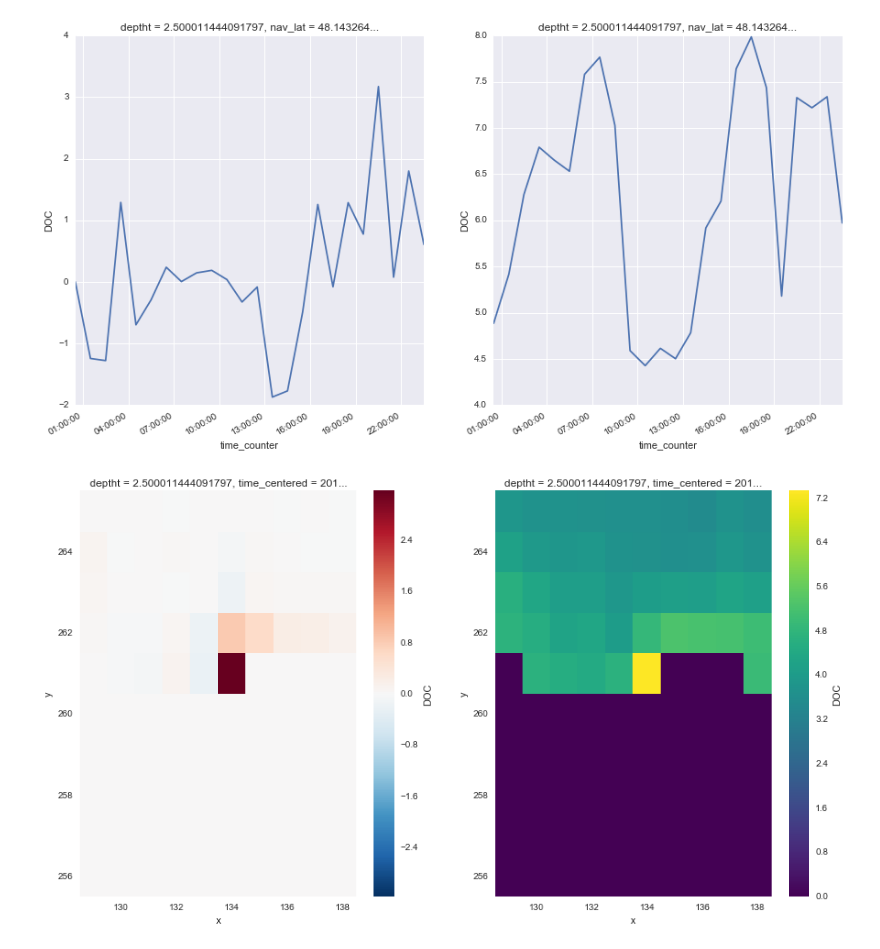
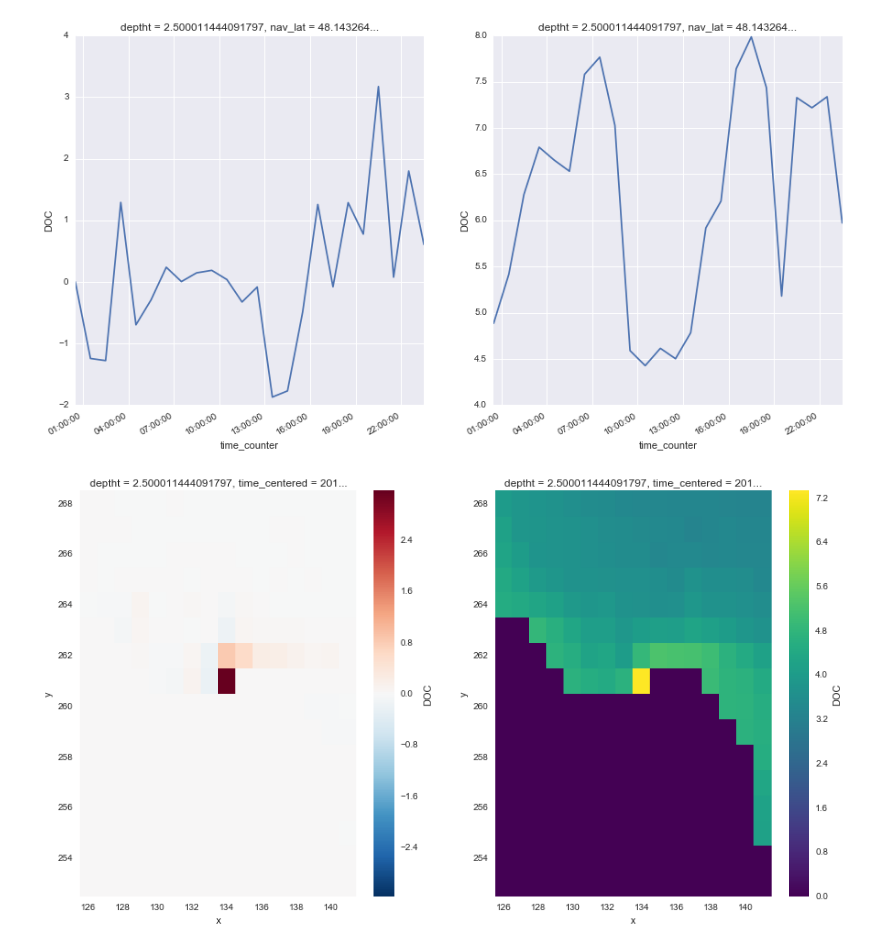
Before and after one commit to SalishSeaCast/analysis-james, a Jupyter notebook: notebooks/nowcast_re-run_diff.ipynb, the cells around one changed output. Cells and saved outputs as stored; diff of their text form; code cells hidden in the pictures.

```diff
--- a/notebooks/nowcast_re-run_diff.ipynb
+++ b/notebooks/nowcast_re-run_diff.ipynb
@@ -116,6 +117,7 @@ Attributes:
 # %%
 plot_time_dif("DOC", n_grid_t, r_grid_t)
-plot_space_dif("DOC", n_grid_t, r_grid_t)
+plot_space_dif("DOC", n_grid_t, r_grid_t,16)
+plot_space_dif("DOC", n_grid_t, r_grid_t, 1000)
 # %% [output]
 <xarray.DataArray 'DOC' ()>
 array(7.327282428741455)
@@ -134,6 +135,6 @@ Attributes:
     interval_operation: 40 s
     interval_write: 1 h
     cell_methods: time: mean (interval: 40 s)
     cell_measures: area: area
 [figure]
-[figure, old version]
+[figure, new version]
```
Also changed, not shown: parts of 3 cells of this notebook.
